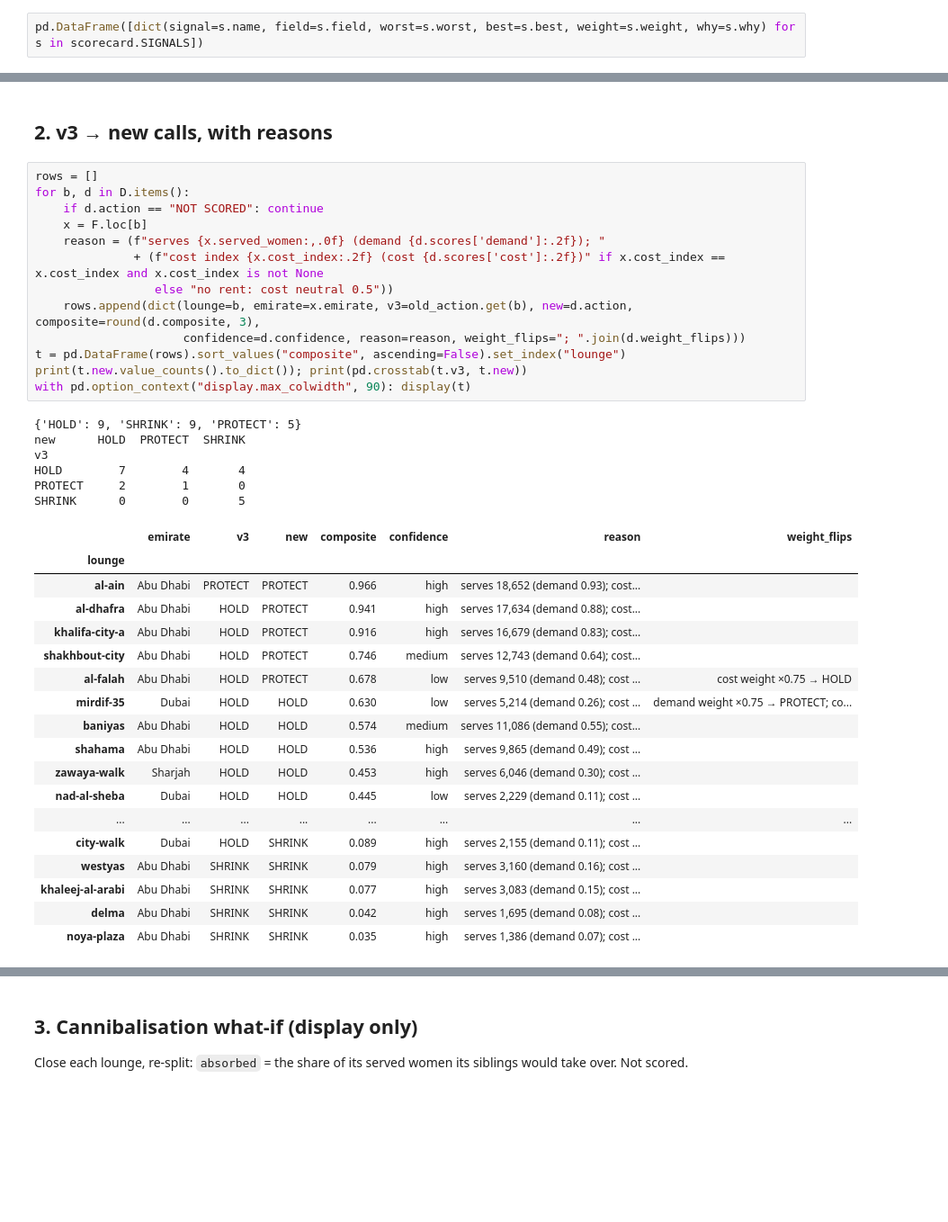
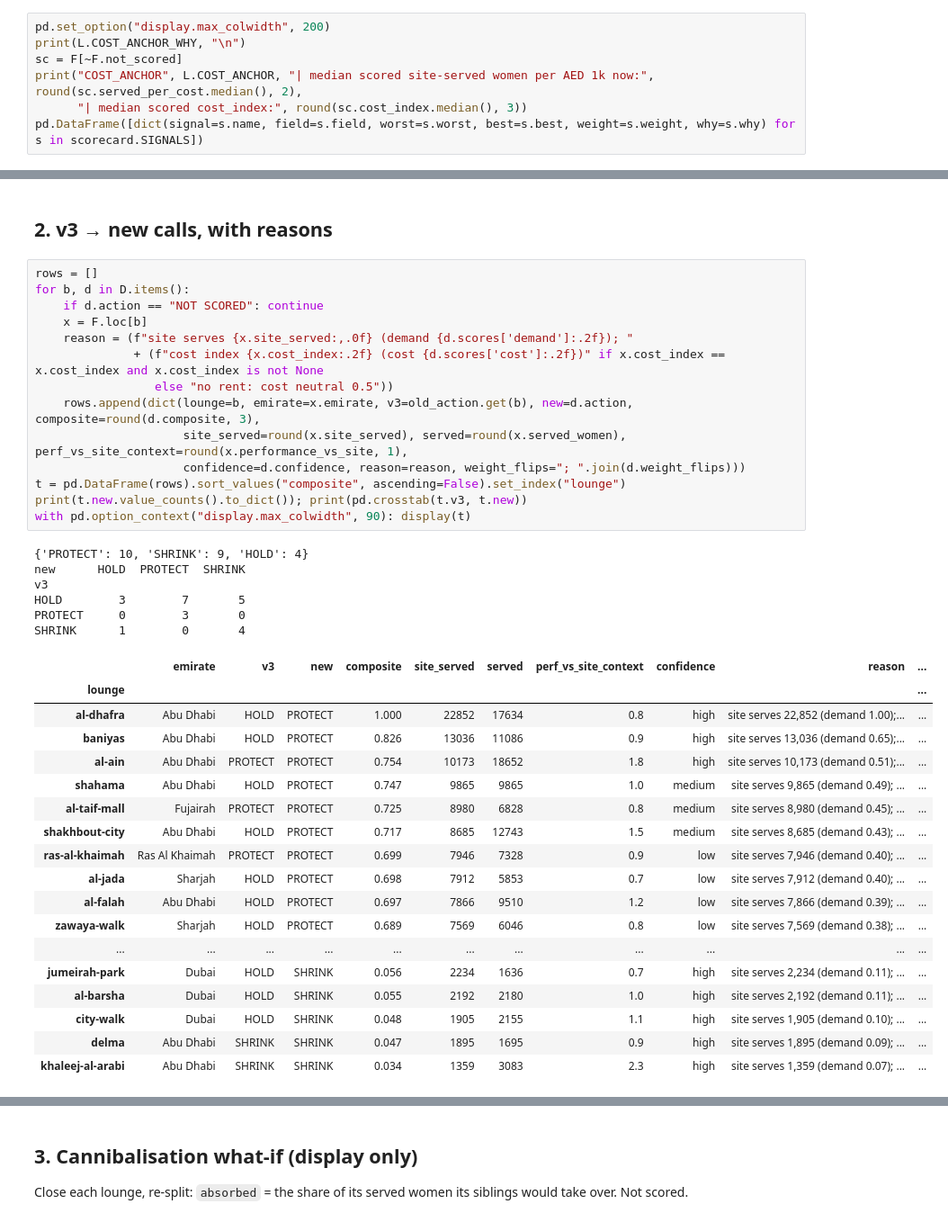
Before and after one commit to thenomadlad/2pz-ai-case-study, a Jupyter notebook: notebooks/scorecard.ipynb, the cells around one changed output, grey strips where cells are left out. Shown at 90% size. Drawn from its saved outputs; the diff is of its cells as text; blank space fills up the shorter version.

```diff
--- a/notebooks/scorecard.ipynb
+++ b/notebooks/scorecard.ipynb
@@ -30,5 +30,10 @@ AR["call"] = AR.index.map({d.area_id: d.action for d in r.area_decisions})
 # %% [markdown]
 ## 1. Signals and anchors
 # %%
+pd.set_option("display.max_colwidth", 200)
+print(L.COST_ANCHOR_WHY, "\n")
+sc = F[~F.not_scored]
+print("COST_ANCHOR", L.COST_ANCHOR, "| median scored site-served women per AED 1k now:", round(sc.served_per_cost.median(), 2),
+      "| median scored cost_index:", round(sc.cost_index.median(), 3))
 pd.DataFrame([dict(signal=s.name, field=s.field, worst=s.worst, best=s.best, weight=s.weight, why=s.why) for s in scorecard.SIGNALS])
 # %% [output]
@@ -40,41 +48,42 @@ pd.DataFrame([dict(signal=s.name, field=s.field, worst=s.worst, best=s.best, wei
 # %%
 rows = []
 for b, d in D.items():
     if d.action == "NOT SCORED": continue
     x = F.loc[b]
-    reason = (f"serves {x.served_women:,.0f} (demand {d.scores['demand']:.2f}); "
+    reason = (f"site serves {x.site_served:,.0f} (demand {d.scores['demand']:.2f}); "
               + (f"cost index {x.cost_index:.2f} (cost {d.scores['cost']:.2f})" if x.cost_index == x.cost_index and x.cost_index is not None
                  else "no rent: cost neutral 0.5"))
     rows.append(dict(lounge=b, emirate=x.emirate, v3=old_action.get(b), new=d.action, composite=round(d.composite, 3),
+                     site_served=round(x.site_served), served=round(x.served_women), perf_vs_site_context=round(x.performance_vs_site, 1),
                      confidence=d.confidence, reason=reason, weight_flips="; ".join(d.weight_flips)))
 t = pd.DataFrame(rows).sort_values("composite", ascending=False).set_index("lounge")
 print(t.new.value_counts().to_dict()); print(pd.crosstab(t.v3, t.new))
 with pd.option_context("display.max_colwidth", 90): display(t)
 # %% [output]
-{'HOLD': 9, 'SHRINK': 9, 'PROTECT': 5}
+{'PROTECT': 10, 'SHRINK': 9, 'HOLD': 4}
 new      HOLD  PROTECT  SHRINK
 v3
-HOLD        7        4       4
-PROTECT     2        1       0
-SHRINK      0        0       5
+HOLD        3        7       5
+PROTECT     0        3       0
+SHRINK      1        0       4
-|  | emirate | v3 | new | composite | confidence | reason | weight_flips |
-| lounge |  |  |  |  |  |  |  |
-| al-ain | Abu Dhabi | PROTECT | PROTECT | 0.966 | high | serves 18,652 (demand 0.93); cost... |  |
-| al-dhafra | Abu Dhabi | HOLD | PROTECT | 0.941 | high | serves 17,634 (demand 0.88); cost... |  |
-| khalifa-city-a | Abu Dhabi | HOLD | PROTECT | 0.916 | high | serves 16,679 (demand 0.83); cost... |  |
-| shakhbout-city | Abu Dhabi | HOLD | PROTECT | 0.746 | medium | serves 12,743 (demand 0.64); cost... |  |
-| al-falah | Abu Dhabi | HOLD | PROTECT | 0.678 | low | serves 9,510 (demand 0.48); cost ... | cost weight ×0.75 → HOLD |
-| mirdif-35 | Dubai | HOLD | HOLD | 0.630 | low | serves 5,214 (demand 0.26); cost ... | demand weight ×0.75 → PROTECT; co... |
-| baniyas | Abu Dhabi | HOLD | HOLD | 0.574 | medium | serves 11,086 (demand 0.55); cost... |  |
-| shahama | Abu Dhabi | HOLD | HOLD | 0.536 | high | serves 9,865 (demand 0.49); cost ... |  |
-| zawaya-walk | Sharjah | HOLD | HOLD | 0.453 | high | serves 6,046 (demand 0.30); cost ... |  |
-| nad-al-sheba | Dubai | HOLD | HOLD | 0.445 | low | serves 2,229 (demand 0.11); cost ... |  |
-| ... | ... | ... | ... | ... | ... | ... | ... |
-| city-walk | Dubai | HOLD | SHRINK | 0.089 | high | serves 2,155 (demand 0.11); cost ... |  |
-| westyas | Abu Dhabi | SHRINK | SHRINK | 0.079 | high | serves 3,160 (demand 0.16); cost ... |  |
-| khaleej-al-arabi | Abu Dhabi | SHRINK | SHRINK | 0.077 | high | serves 3,083 (demand 0.15); cost ... |  |
-| delma | Abu Dhabi | SHRINK | SHRINK | 0.042 | high | serves 1,695 (demand 0.08); cost ... |  |
-| noya-plaza | Abu Dhabi | SHRINK | SHRINK | 0.035 | high | serves 1,386 (demand 0.07); cost ... |  |
+|  | emirate | v3 | new | composite | site_served | served | perf_vs_site_context | confidence | reason | ... |
+| lounge |  |  |  |  |  |  |  |  |  | ... |
+| al-dhafra | Abu Dhabi | HOLD | PROTECT | 1.000 | 22852 | 17634 | 0.8 | high | site serves 22,852 (demand 1.00);... | ... |
+| baniyas | Abu Dhabi | HOLD | PROTECT | 0.826 | 13036 | 11086 | 0.9 | high | site serves 13,036 (demand 0.65);... | ... |
+| al-ain | Abu Dhabi | PROTECT | PROTECT | 0.754 | 10173 | 18652 | 1.8 | high | site serves 10,173 (demand 0.51);... | ... |
+| shahama | Abu Dhabi | HOLD | PROTECT | 0.747 | 9865 | 9865 | 1.0 | medium | site serves 9,865 (demand 0.49); ... | ... |
+| al-taif-mall | Fujairah | PROTECT | PROTECT | 0.725 | 8980 | 6828 | 0.8 | medium | site serves 8,980 (demand 0.45); ... | ... |
+| shakhbout-city | Abu Dhabi | HOLD | PROTECT | 0.717 | 8685 | 12743 | 1.5 | medium | site serves 8,685 (demand 0.43); ... | ... |
+| ras-al-khaimah | Ras Al Khaimah | PROTECT | PROTECT | 0.699 | 7946 | 7328 | 0.9 | low | site serves 7,946 (demand 0.40); ... | ... |
+| al-jada | Sharjah | HOLD | PROTECT | 0.698 | 7912 | 5853 | 0.7 | low | site serves 7,912 (demand 0.40); ... | ... |
+| al-falah | Abu Dhabi | HOLD | PROTECT | 0.697 | 7866 | 9510 | 1.2 | low | site serves 7,866 (demand 0.39); ... | ... |
+| zawaya-walk | Sharjah | HOLD | PROTECT | 0.689 | 7569 | 6046 | 0.8 | low | site serves 7,569 (demand 0.38); ... | ... |
+| ... | ... | ... | ... | ... | ... | ... | ... | ... | ... | ... |
+| jumeirah-park | Dubai | HOLD | SHRINK | 0.056 | 2234 | 1636 | 0.7 | high | site serves 2,234 (demand 0.11); ... | ... |
+| al-barsha | Dubai | HOLD | SHRINK | 0.055 | 2192 | 2180 | 1.0 | high | site serves 2,192 (demand 0.11); ... | ... |
+| city-walk | Dubai | HOLD | SHRINK | 0.048 | 1905 | 2155 | 1.1 | high | site serves 1,905 (demand 0.10); ... | ... |
+| delma | Abu Dhabi | SHRINK | SHRINK | 0.047 | 1895 | 1695 | 0.9 | high | site serves 1,895 (demand 0.09); ... | ... |
+| khaleej-al-arabi | Abu Dhabi | SHRINK | SHRINK | 0.034 | 1359 | 3083 | 2.3 | high | site serves 1,359 (demand 0.07); ... | ... |
 # %%
 ch = t[t.v3 != t.new]
 print(len(ch), "of", len(t), "lounges change call:"); ch[["v3", "new", "composite", "reason"]]
```
Also changed, not shown: parts of 8 cells of this notebook, 3 other files.
